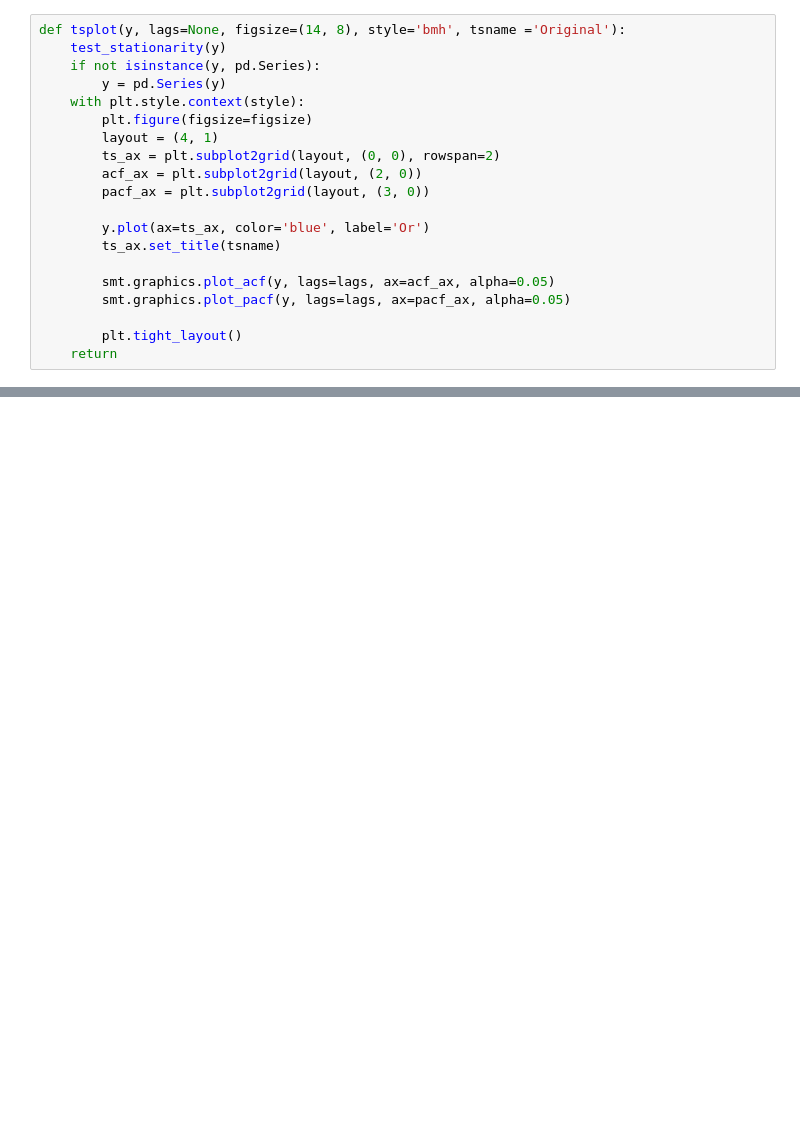
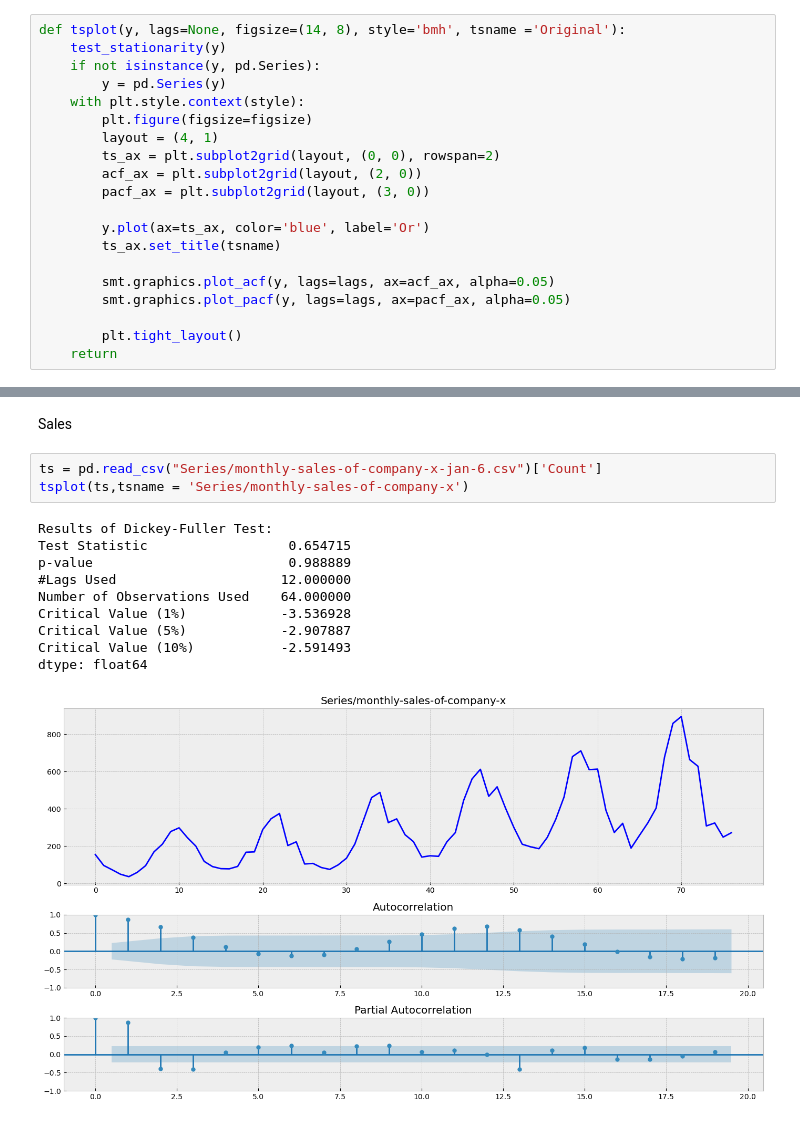
Before and after one commit to Lesikhin/Netology, a Jupyter notebook: временные ряды HW1.ipynb, the cells around one changed output, grey strips where cells are left out. Saved outputs shown, nothing was run; the diff lists cells and outputs as text; blank space fills up the shorter version.

```diff
--- a/временные ряды HW1.ipynb
+++ b/временные ряды HW1.ipynb
@@ -204,0 +88,16 @@ p-value  0.024025 - ряд стационарный
+# %% [markdown]
+Sales
+# %%
+ts = pd.read_csv("Series/monthly-sales-of-company-x-jan-6.csv")['Count']
+tsplot(ts,tsname = 'Series/monthly-sales-of-company-x')
+# %% [output]
+Results of Dickey-Fuller Test:
+Test Statistic                  0.654715
+p-value                         0.988889
+#Lags Used                     12.000000
+Number of Observations Used    64.000000
+Critical Value (1%)            -3.536928
+Critical Value (5%)            -2.907887
+Critical Value (10%)           -2.591493
+dtype: float64
+[figure, added]
```
Also changed, not shown: parts of 53 cells of this notebook.
